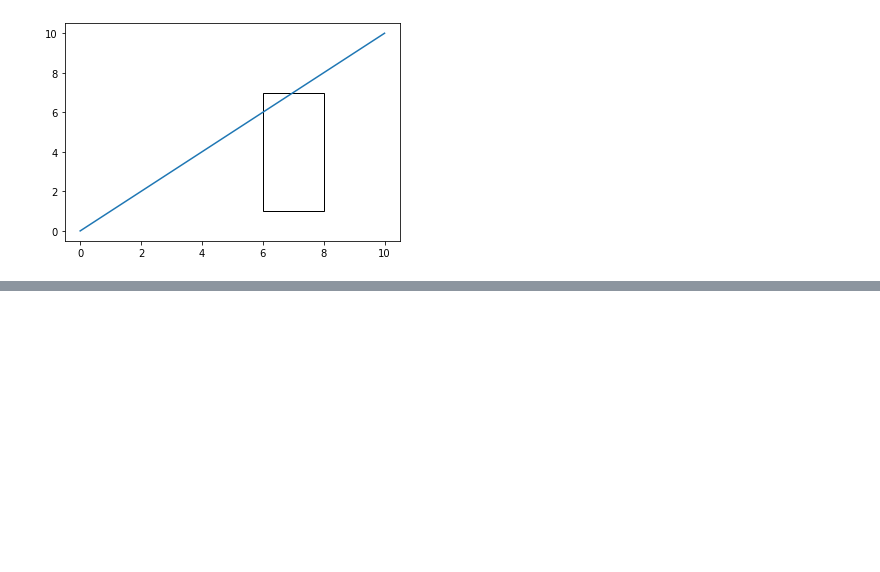
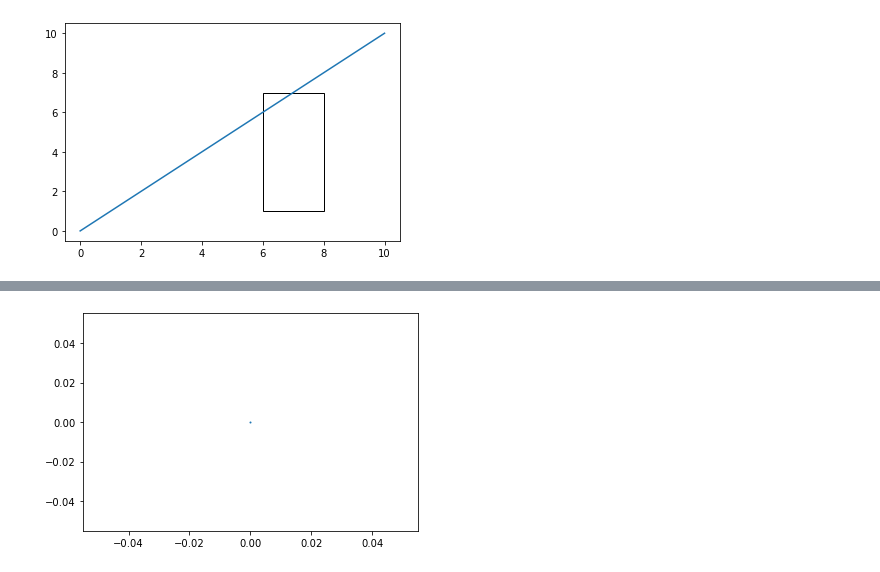
Before and after one commit to Astrojigs/Orbital-simulations, a Jupyter notebook: Gravity Animation with Barnes-hut algorithm.ipynb, the cells around one changed output, grey strips where cells are left out. Saved outputs shown, nothing was run; the diff lists cells and outputs as text; code cells hidden in the pictures; blank space fills up the shorter version.

```diff
--- a/Gravity Animation with Barnes-hut algorithm.ipynb
+++ b/Gravity Animation with Barnes-hut algorithm.ipynb
@@ -105,0 +145,14 @@ array([1.31645137])
+# %%
+t = np.linspace(0,30,1000)
+r = [0]
+for i in range(len(t)):
+    k1=fun(r[i],t[i])
+    k2=fun(r[i]+dx/2, t[i]+dx*k1/2)
+    k3=fun(r[i]+dx/2, t[i]+dx*k2/2)
+    k4=fun(r[i]+dx, t[i]+dx*k3)
+
+    r.append(r[i]+dx/6*(k1+2*k2+2*k3+k4))
+    plt.scatter(t[i], r[i],s=1)
+plt.show()
+# %% [output]
+[figure, added]
```
Also changed, not shown: parts of 2 cells of this notebook, 2 other files.
